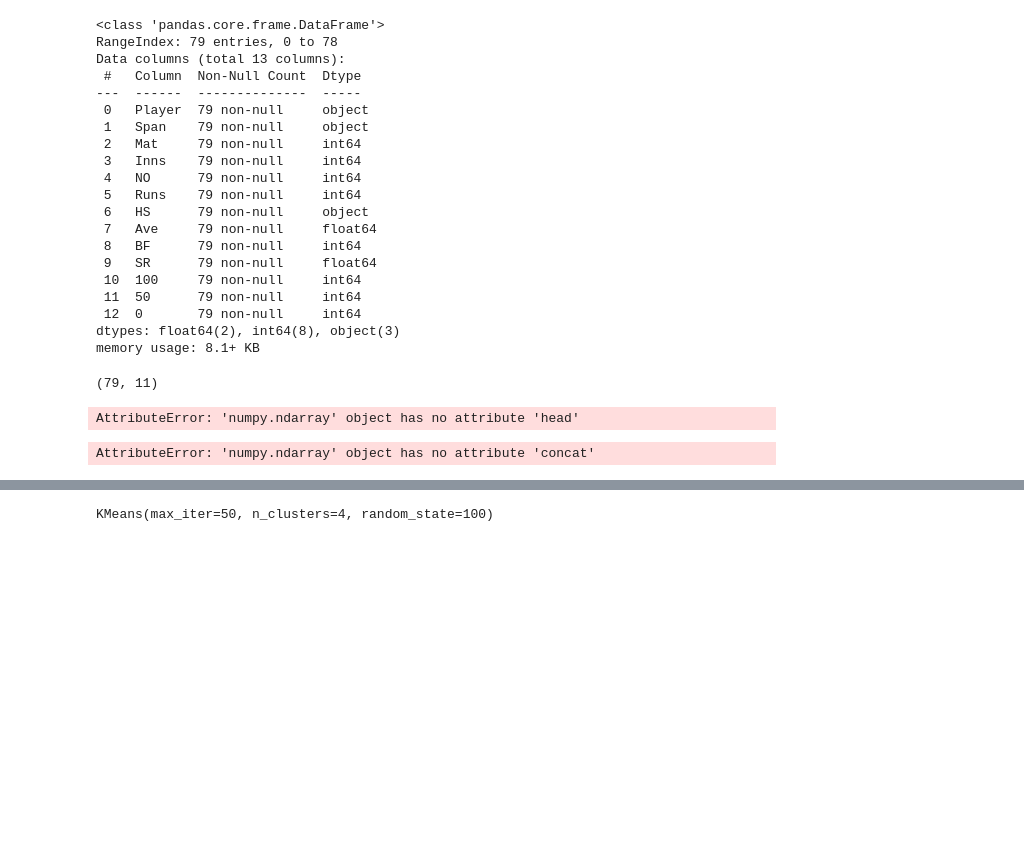
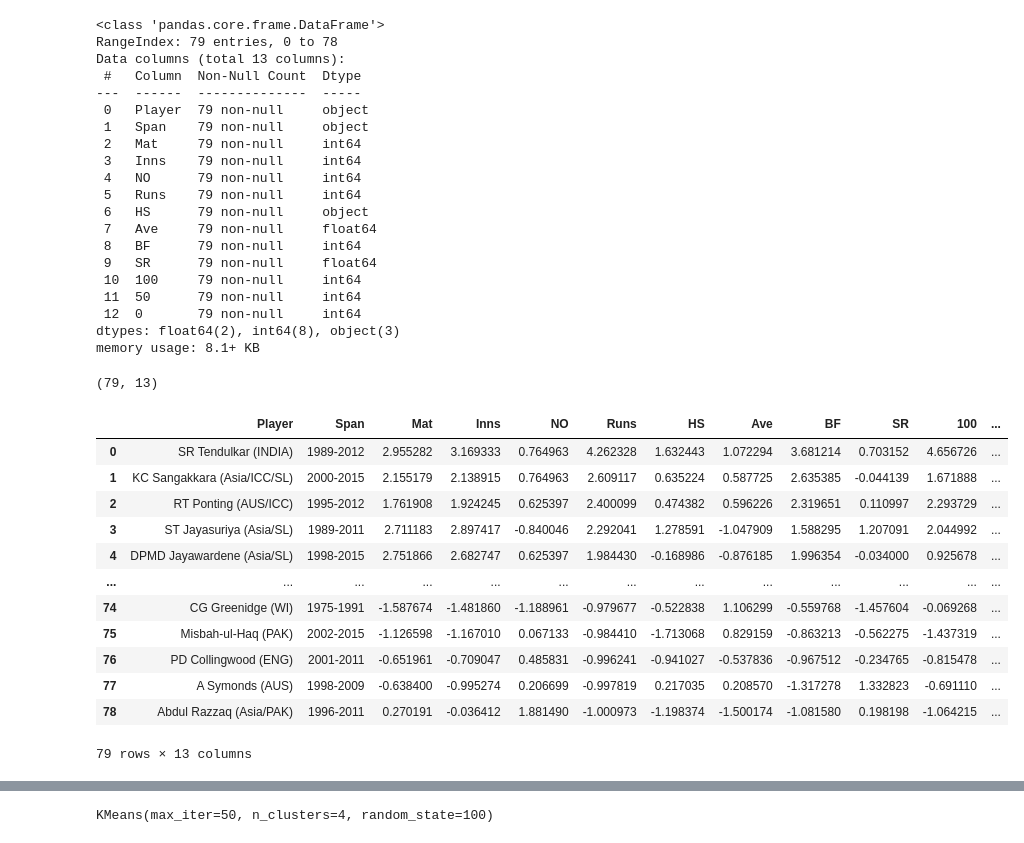
Before and after one commit to AmritaMLProjects/ML, a Jupyter notebook: 20_Unsupervised Learning - Clustering/Unsupervised-Learning-Clustering-main/Executing K Means in Python/Graded Questions.ipynb, the cells around one changed output, grey strips where cells are left out. Saved outputs shown, nothing was run; the diff lists cells and outputs as text; code cells hidden in the pictures; blank space fills up the shorter version.

```diff
--- a/20_Unsupervised Learning - Clustering/Unsupervised-Learning-Clustering-main/Executing K Means in Python/Graded Questions.ipynb
+++ b/20_Unsupervised Learning - Clustering/Unsupervised-Learning-Clustering-main/Executing K Means in Python/Graded Questions.ipynb
@@ -71,15 +71,23 @@ scaler = StandardScaler()
 
 cat_cols = ['Mat','Inns','NO','Runs','HS','Ave','BF','SR','100','50','0']
 # fit_transform
-Cricket_scaled = scaler.fit_transform(Cricket[cat_cols])
-Cricket_scaled.shape
+Cricket[cat_cols] = scaler.fit_transform(Cricket[cat_cols])
+Cricket.shape
 # %% [output]
-(79, 11)
+(79, 13)
-# %%
-Cricket_scaled[-1].head
-# %% [output]
-AttributeError: 'numpy.ndarray' object has no attribute 'head'
-# %%
-Cricket_scaled = Cricket_scaled.concat(Cricket['Player','Span'])
-# %% [output]
-AttributeError: 'numpy.ndarray' object has no attribute 'concat'
+# %%
+Cricket
+# %% [output]
+|  | Player | Span | Mat | Inns | NO | Runs | HS | Ave | BF | SR | 100 | ... |
+| 0 | SR Tendulkar (INDIA) | 1989-2012 | 2.955282 | 3.169333 | 0.764963 | 4.262328 | 1.632443 | 1.072294 | 3.681214 | 0.703152 | 4.656726 | ... |
+| 1 | KC Sangakkara (Asia/ICC/SL) | 2000-2015 | 2.155179 | 2.138915 | 0.764963 | 2.609117 | 0.635224 | 0.587725 | 2.635385 | -0.044139 | 1.671888 | ... |
+| 2 | RT Ponting (AUS/ICC) | 1995-2012 | 1.761908 | 1.924245 | 0.625397 | 2.400099 | 0.474382 | 0.596226 | 2.319651 | 0.110997 | 2.293729 | ... |
+| 3 | ST Jayasuriya (Asia/SL) | 1989-2011 | 2.711183 | 2.897417 | -0.840046 | 2.292041 | 1.278591 | -1.047909 | 1.588295 | 1.207091 | 2.044992 | ... |
+| 4 | DPMD Jayawardene (Asia/SL) | 1998-2015 | 2.751866 | 2.682747 | 0.625397 | 1.984430 | -0.168986 | -0.876185 | 1.996354 | -0.034000 | 0.925678 | ... |
+| ... | ... | ... | ... | ... | ... | ... | ... | ... | ... | ... | ... | ... |
+| 74 | CG Greenidge (WI) | 1975-1991 | -1.587674 | -1.481860 | -1.188961 | -0.979677 | -0.522838 | 1.106299 | -0.559768 | -1.457604 | -0.069268 | ... |
+| 75 | Misbah-ul-Haq (PAK) | 2002-2015 | -1.126598 | -1.167010 | 0.067133 | -0.984410 | -1.713068 | 0.829159 | -0.863213 | -0.562275 | -1.437319 | ... |
+| 76 | PD Collingwood (ENG) | 2001-2011 | -0.651961 | -0.709047 | 0.485831 | -0.996241 | -0.941027 | -0.537836 | -0.967512 | -0.234765 | -0.815478 | ... |
+| 77 | A Symonds (AUS) | 1998-2009 | -0.638400 | -0.995274 | 0.206699 | -0.997819 | 0.217035 | 0.208570 | -1.317278 | 1.332823 | -0.691110 | ... |
+| 78 | Abdul Razzaq (Asia/PAK) | 1996-2011 | 0.270191 | -0.036412 | 1.881490 | -1.000973 | -1.198374 | -1.500174 | -1.081580 | 0.198198 | -1.064215 | ... |
+79 rows × 13 columns
```
Also changed, not shown: parts of 10 cells of this notebook.
